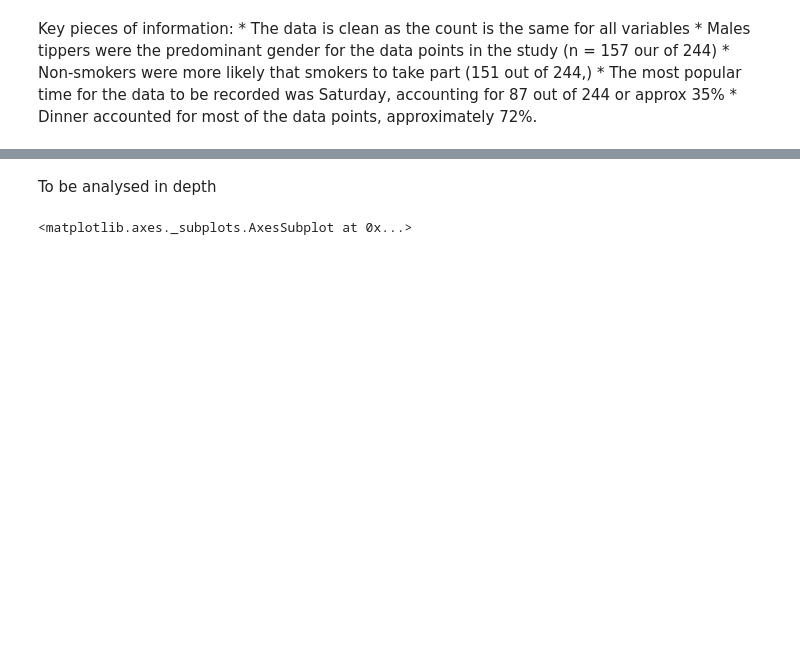
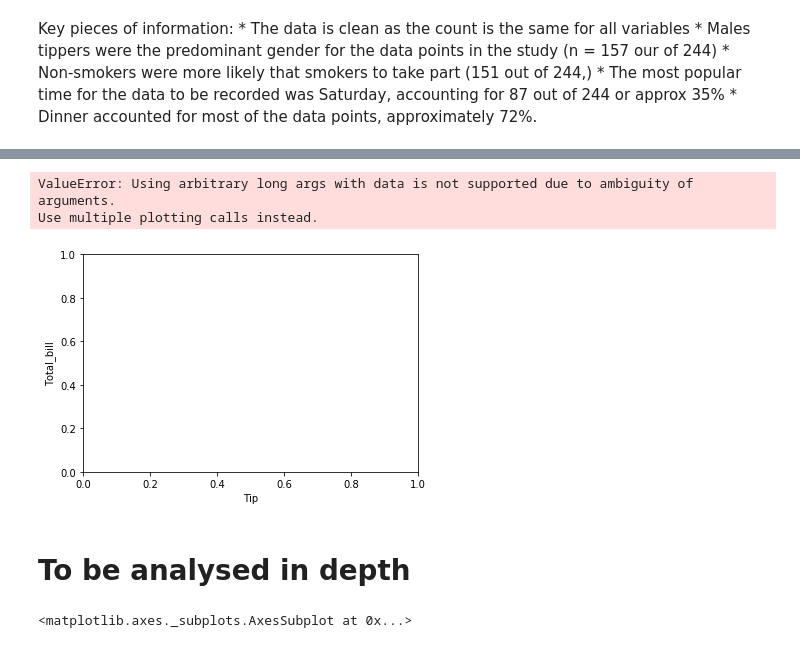
Before and after one commit to martinaobrien/FUNDAMENTALS-OF-DATA-ANALYSIS-Project-2019, a Jupyter notebook: Tips Dataset Assignment .ipynb, the cells around one changed output, grey strips where cells are left out. Drawn from its saved outputs; the diff is of its cells as text; code cells hidden in the pictures; blank space fills up the shorter version.

```diff
--- a/Tips Dataset Assignment .ipynb
+++ b/Tips Dataset Assignment .ipynb
@@ -154,5 +164,21 @@ Key pieces of information:
+# %%
+# Create the plot.
+import matplotlib.pyplot as plt
+df = pd.read_csv("https://raw.githubusercontent.com/martinaobrien/FUNDAMENTALS-OF-DATA-ANALYSIS-Project-2019/master/tips.csv")
+# importing the data set from the url with the notebook
+# to display the dataframe, use the command df
+# Set some properties for the plot.
+plt.xlabel('Tip')
+plt.ylabel('Total_bill')
+plt.plot(x='tip',y='total_bill', data= 'tips')
+# Show the plot.
+plt.show()
+# %% [output]
+ValueError: Using arbitrary long args with data is not supported due to ambiguity of arguments.
+Use multiple plotting calls instead.
+[figure, added]
 # %% [markdown]
-To be analysed in depth
+# To be analysed in depth
 # %%
 df.boxplot(column='total_bill', by = 'sex')
 # %% [output]
```
Also changed, not shown: parts of 27 cells of this notebook, 1 other file.
